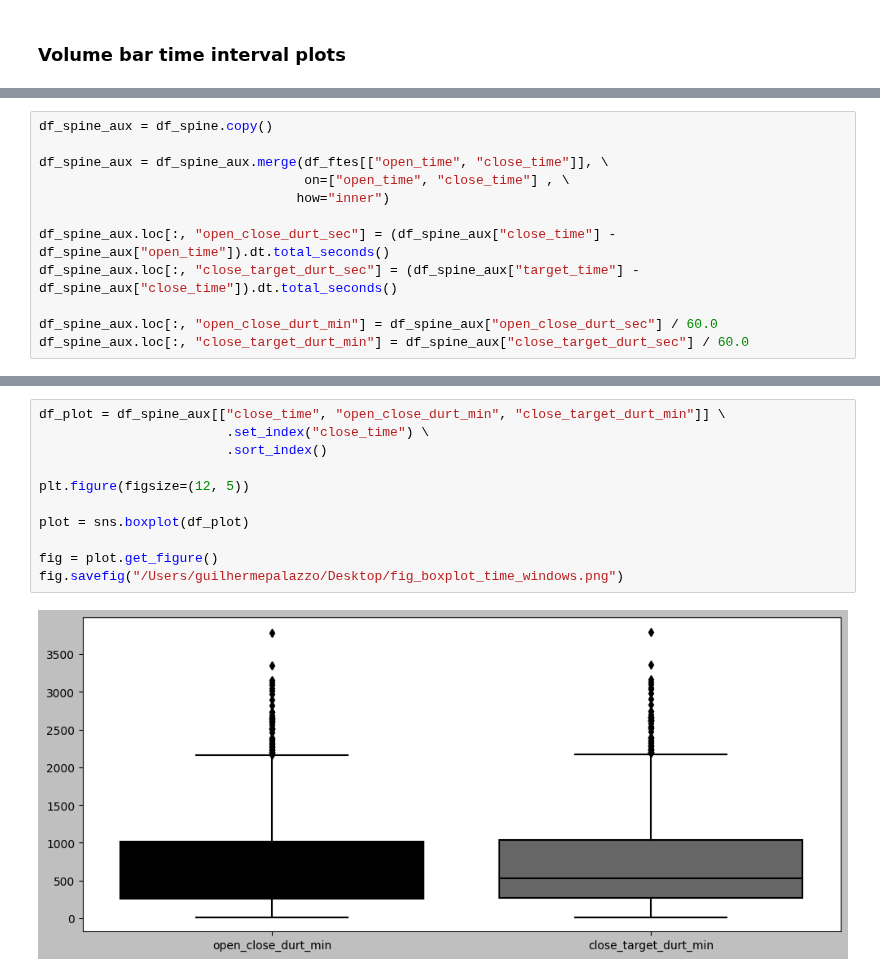
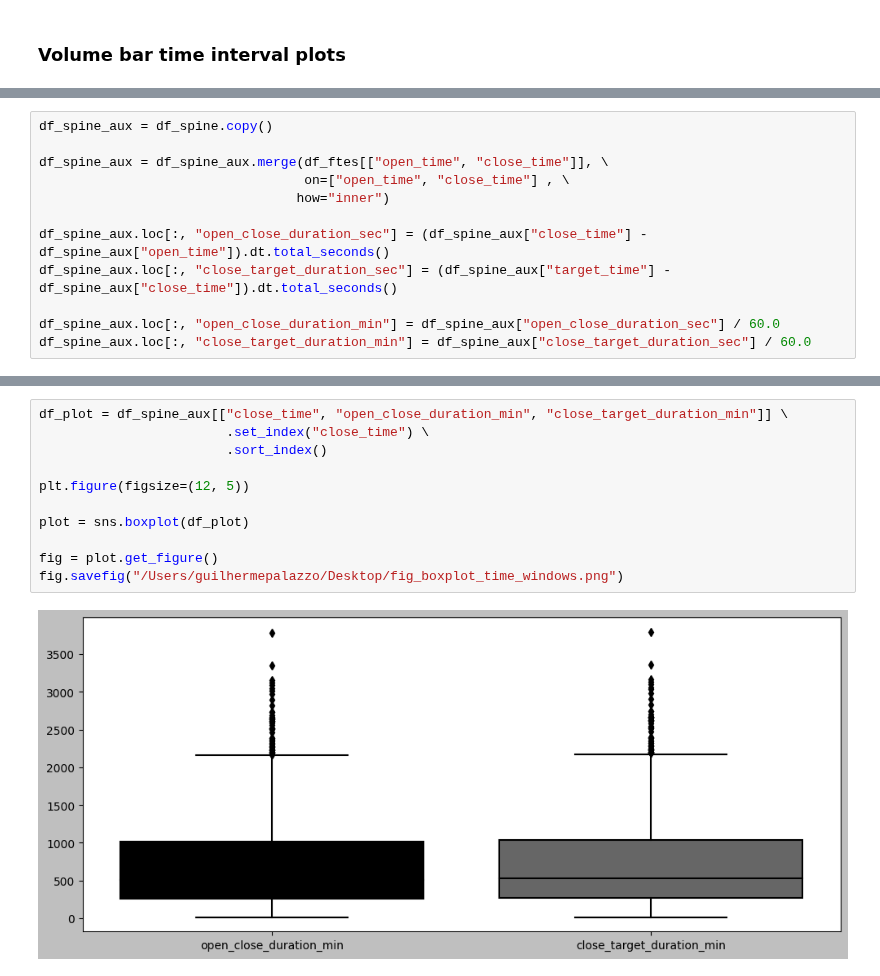
Before and after one commit to gpalazzo/crypto_msc_thesis, a Jupyter notebook: notebooks/results/target.ipynb, the cells around one changed output, grey strips where cells are left out. Cells and saved outputs as stored; diff of their text form.

```diff
--- a/notebooks/results/target.ipynb
+++ b/notebooks/results/target.ipynb
@@ -52,11 +52,11 @@ df_spine_aux = df_spine_aux.merge(df_ftes[["open_time", "close_time"]], \
                                   on=["open_time", "close_time"] , \
                                  how="inner")
 
-df_spine_aux.loc[:, "open_close_durt_sec"] = (df_spine_aux["close_time"] - df_spine_aux["open_time"]).dt.total_seconds()
-df_spine_aux.loc[:, "close_target_durt_sec"] = (df_spine_aux["target_time"] - df_spine_aux["close_time"]).dt.total_seconds()
+df_spine_aux.loc[:, "open_close_duration_sec"] = (df_spine_aux["close_time"] - df_spine_aux["open_time"]).dt.total_seconds()
+df_spine_aux.loc[:, "close_target_duration_sec"] = (df_spine_aux["target_time"] - df_spine_aux["close_time"]).dt.total_seconds()
 
-df_spine_aux.loc[:, "open_close_durt_min"] = df_spine_aux["open_close_durt_sec"] / 60.0
-df_spine_aux.loc[:, "close_target_durt_min"] = df_spine_aux["close_target_durt_sec"] / 60.0
+df_spine_aux.loc[:, "open_close_duration_min"] = df_spine_aux["open_close_duration_sec"] / 60.0
+df_spine_aux.loc[:, "close_target_duration_min"] = df_spine_aux["close_target_duration_sec"] / 60.0
 # %%
 df_spine_aux.head()
 # %% [output]
@@ -67,18 +67,18 @@ df_spine_aux.head()
 | 3 | 2019-12-01 00:30:00 | 2019-12-01 17:45:00 | 2019-12-02 17:30:00 | -0.022385 | 7295.00 | 0.003579 | ... |
 | 4 | 2019-12-01 18:00:00 | 2019-12-02 17:30:00 | 2019-12-04 01:45:00 | -0.003861 | 7156.69 | -0.001915 | ... |
 # %%
-df_plot = df_spine_aux[["close_time", "open_close_durt_min", "close_target_durt_min"]] \
+df_plot = df_spine_aux[["close_time", "open_close_duration_min", "close_target_duration_min"]] \
                         .set_index("close_time") \
                         .sort_index()
 
 plt.figure(figsize=(12, 5))
 
 plot = sns.boxplot(df_plot)
 
 fig = plot.get_figure()
 fig.savefig("/Users/guilhermepalazzo/Desktop/fig_boxplot_time_windows.png")
 # %% [output]
-[figure, old version]
+[figure, new version]
 # %%
 df_plot.describe()
 # %% [output]
```
Also changed, not shown: parts of 5 cells of this notebook, 5 other files.
